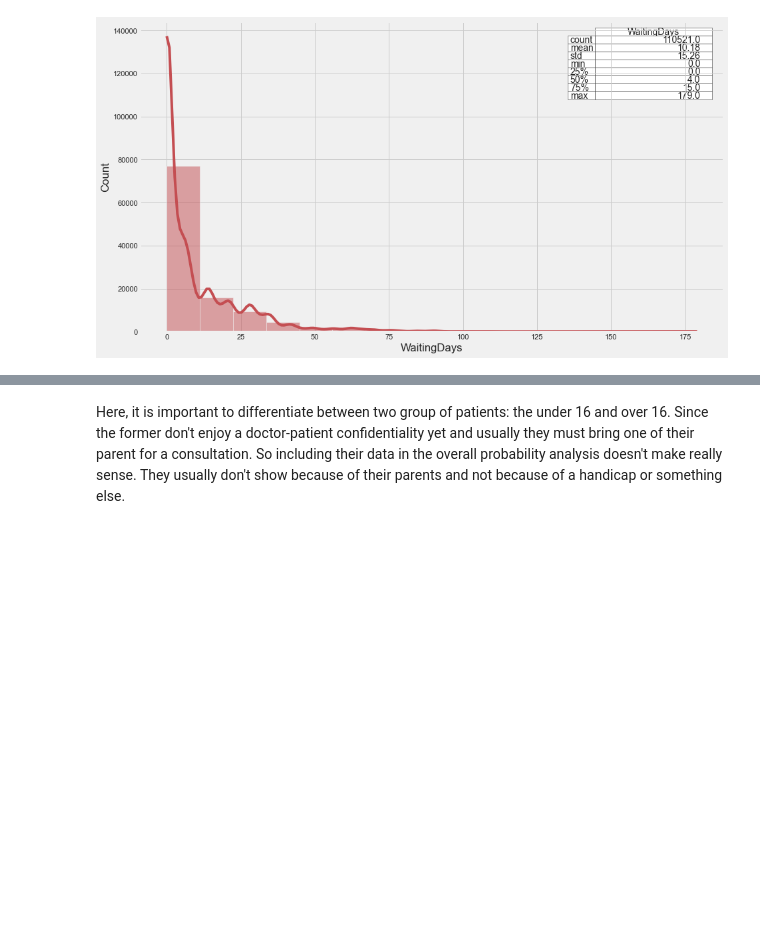
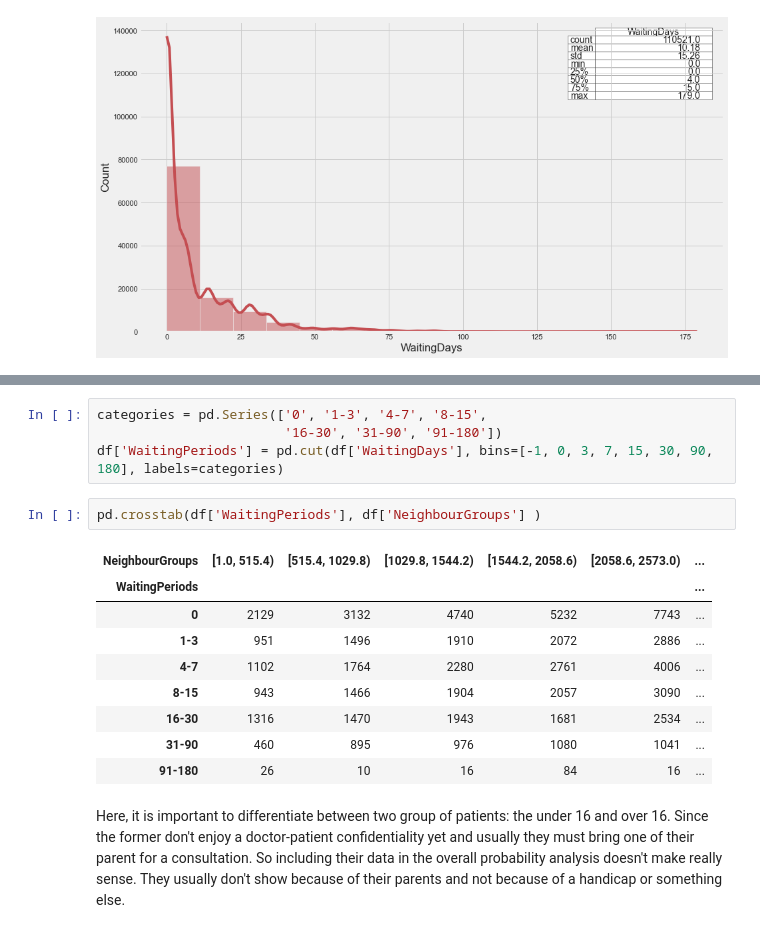
Before and after one commit to skacem/Business-Analytics, a Jupyter notebook: Misc/Medical_appointment_analysis.ipynb, the cells around one changed output, grey strips where cells are left out. Saved outputs shown, nothing was run; the diff lists cells and outputs as text; blank space fills up the shorter version.

```diff
--- a/Misc/Medical_appointment_analysis.ipynb
+++ b/Misc/Medical_appointment_analysis.ipynb
@@ -309,3 +344,19 @@ pd.plotting.table(g, np.round(df['WaitingDays'].describe(), 2),
+# %%
+categories = pd.Series(['0', '1-3', '4-7', '8-15',
+                        '16-30', '31-90', '91-180'])
+df['WaitingPeriods'] = pd.cut(df['WaitingDays'], bins=[-1, 0, 3, 7, 15, 30, 90, 180], labels=categories)
+# %%
+pd.crosstab(df['WaitingPeriods'], df['NeighbourGroups'] )
+# %% [output]
+| NeighbourGroups | [1.0, 515.4) | [515.4, 1029.8) | [1029.8, 1544.2) | [1544.2, 2058.6) | [2058.6, 2573.0) | ... |
+| WaitingPeriods |  |  |  |  |  | ... |
+| 0 | 2129 | 3132 | 4740 | 5232 | 7743 | ... |
+| 1-3 | 951 | 1496 | 1910 | 2072 | 2886 | ... |
+| 4-7 | 1102 | 1764 | 2280 | 2761 | 4006 | ... |
+| 8-15 | 943 | 1466 | 1904 | 2057 | 3090 | ... |
+| 16-30 | 1316 | 1470 | 1943 | 1681 | 2534 | ... |
+| 31-90 | 460 | 895 | 976 | 1080 | 1041 | ... |
+| 91-180 | 26 | 10 | 16 | 84 | 16 | ... |
 # %% [markdown]
 Here, it is important to differentiate between two group of patients: the under 16 and over 16. Since the former don't enjoy a doctor-patient confidentiality yet and usually they must bring one of their parent for a consultation. So including their data in the overall probability analysis doesn't make really sense. They usually don't show because of their parents and not because of a handicap or something else.
 # %%
```
Also changed, not shown: parts of 10 cells of this notebook.
